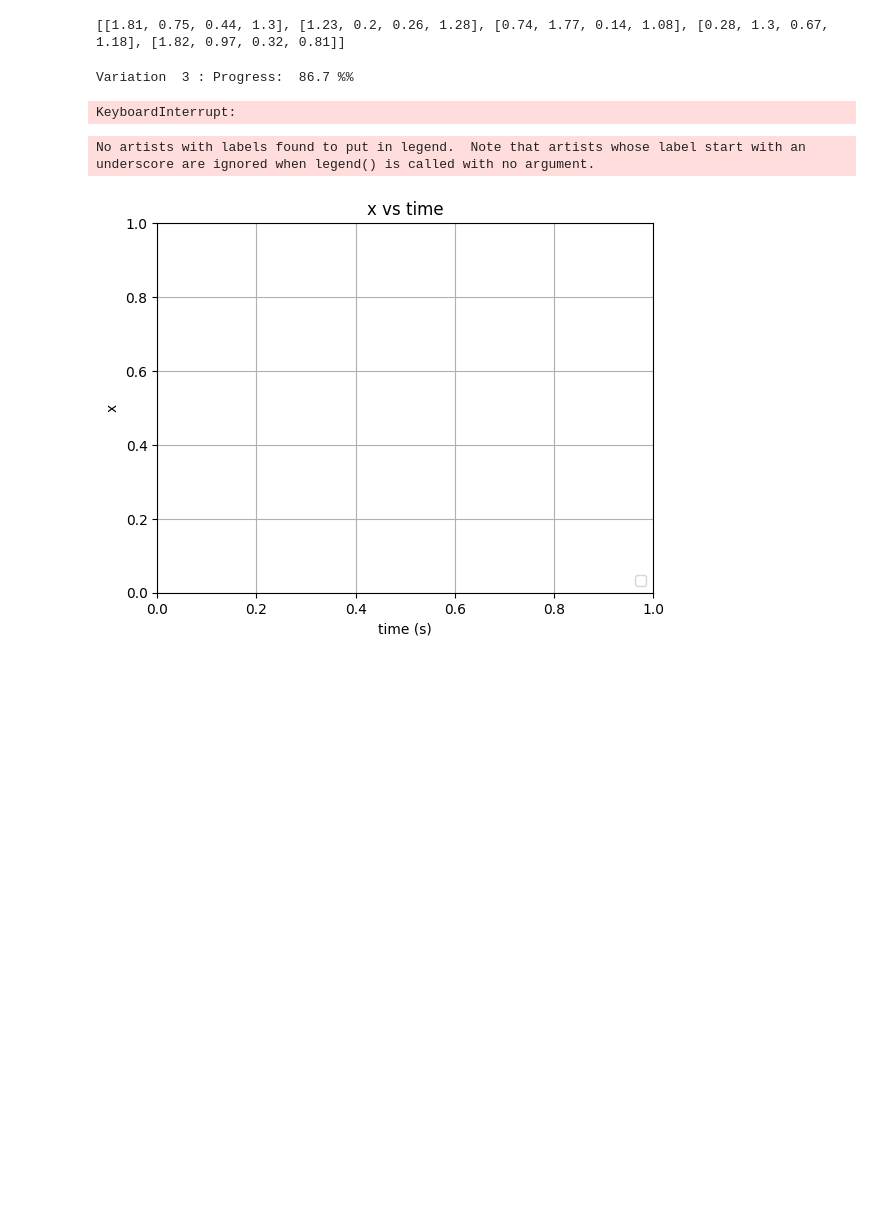
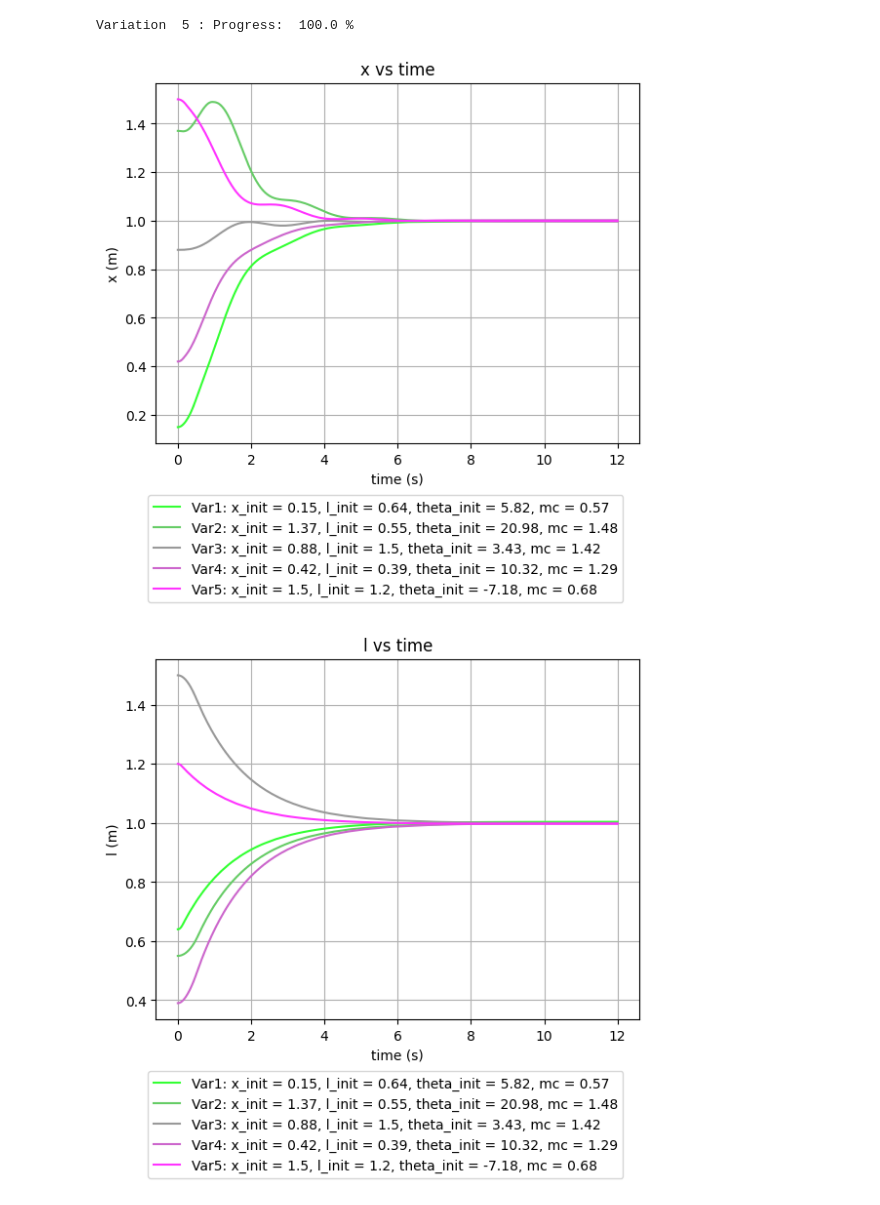
Before and after one commit to Cristian-Napitupulu/TA_13319004, a Jupyter notebook: Simulasi/Gambar/Variasi ICA/variasi_gantry_ICA.ipynb, the cells around one changed output. Cells and saved outputs as stored; diff of their text form; code cells hidden in the pictures; blank space fills up the shorter version.

```diff
--- a/Simulasi/Gambar/Variasi ICA/variasi_gantry_ICA.ipynb
+++ b/Simulasi/Gambar/Variasi ICA/variasi_gantry_ICA.ipynb
@@ -82,7 +82,7 @@ variation_number = 5
 
 x_range = [0.0, 2.0]
 l_range = [0.2, 1.8]
-theta_range = [0.0 * np.pi / 180.0, 45.0 * np.pi / 180.0]
+theta_range = [-45.0, 45.0]
 mc_range = [0.4, 1.6]
 
 for i in range (variation_number):
@@ -93,9 +93,7 @@ for i in range (variation_number):
     temp_[3] = round(np.random.uniform(mc_range[0], mc_range[1]), 2)
     generate_variation.append(temp_)
 
-print(generate_variation)
+# print(generate_variation)
-# %% [output]
-[[1.81, 0.75, 0.44, 1.3], [1.23, 0.2, 0.26, 1.28], [0.74, 1.77, 0.14, 1.08], [0.28, 1.3, 0.67, 1.18], [1.82, 0.97, 0.32, 0.81]]
 # %%
 # Physical Parameter
 mc = 2.0
@@ -116,8 +114,8 @@ theta_max_error = 0.00005
 theta_dot_max_steady_state = 0.0001
 
 # Simulation Parameter
-dt = 0.001
-timeout_duration = 60.0
+dt = 0.005
+timeout_duration = 12.0
 steady_state_checking_duration_window = 1.0
 
 k = 1.0
@@ -144,7 +142,7 @@ Fl = []
 for i in range (variation_number):
     x_initial = generate_variation[i][0]
     l_initial = generate_variation[i][1]
-    theta_initial = generate_variation[i][2]
+    theta_initial = generate_variation[i][2] * np.pi / 180
     mc = generate_variation[i][3]
 
     y_initial = np.matrix([[x_initial], [l_initial], [theta_initial]])
@@ -238,6 +236,9 @@ for i in range (variation_number):
 
         j += 1
 
+    theta_ = [i * 180 / np.pi for i in theta_]
+    theta_dot_ = [i * 180 / np.pi for i in theta_dot_]
+
     x.append(x_)
     l.append(l_)
     theta.append(theta_)
@@ -249,53 +250,60 @@ for i in range (variation_number):
     Fx.append(Fx_)
     Fl.append(Fl_)
 # %% [output]
-Variation  3 : Progress:  86.7 %%
+Variation  5 : Progress:  100.0 %
-KeyboardInterrupt:
 # %%
-def multi_plot(state_version, state_name = "state", variation_=[0.0, 0.0, 0.0, 0.0]):
+def multi_plot(state_version, state_name = "state", unit = "m", variation_=[[]], save_path='Simulasi/Gambar/Variasi ICA/'):
+    plt.figure(state_name)
     for i in range(len(state_version)):
         time = np.arange(0, len(state_version[i])*dt, dt)
         r = 255 * (i + 1) / len(state_version)
         g = 255 * (len(state_version) - i) / len(state_version)
         b = 255 * (i + 1) / len(state_version)
         rgb_color = (r / 255, g / 255, b / 255)
 
         variation_label = (
             "Var"
             + str(i + 1)
             + ": x_init"
             + " = "
-            + str(variation_[0])
+            + str(variation_[i][0])
             + ", l_init"
             + " = "
-            + str(variation_[1])
+            + str(variation_[i][1])
             + ", theta_init"
             + " = "
-            + str(variation_[2])
+            + str(variation_[i][2])
             + ", mc"
             + " = "
-            + str(variation_[3])
+            + str(variation_[i][3])
         )
 
         plt.plot(time, state_version[i], color=rgb_color, label = variation_label)
-    plt.legend(loc="lower right")
+
+    plt.legend(loc="best", bbox_to_anchor=(0.98, -0.125))
     plt.xlabel("time (s)")
-    plt.ylabel(state_name)
+    y_label = state_name + " (" + unit + ")"
+    if (unit == ""):
+        y_label = state_name
+    plt.ylabel(y_label)
     plt.title(state_name + " vs time")
     plt.grid(True)
-    plt.show()
+    save_as = state_name+" vs time.svg"
+    plt.savefig(save_as, format='svg', transparent=True, bbox_inches='tight')
+
+    # plt.show()
 
 
-multi_plot(x, state_name="x", variation_= generate_variation[0])
-# multi_plot(l, state_name="l", variation_= generate_variation[0])
-# multi_plot(theta, state_name="theta", variation_= generate_variation[0])
-# multi_plot(x_dot, state_name="x_dot", variation_= generate_variation[0])
-# multi_plot(l_dot, state_name="l_dot", variation_= generate_variation[0])
-# multi_plot(theta_dot, state_name="theta_dot", variation_= generate_variation[0])
-# multi_plot(Sx, state_name="Sx", variation_= generate_variation[0])
-# multi_plot(Sl, state_name="Sl", variation_= generate_variation[0])
-# multi_plot(Fx, state_name="Fx", variation_= generate_variation[0])
-# multi_plot(Fl, state_name="Fl", variation_= generate_variation[0])
+multi_plot(x, state_name="x", unit="m", variation_= generate_variation)
+multi_plot(l, state_name="l", unit="m", variation_= generate_variation)
+multi_plot(theta, state_name="theta", unit="degree", variation_= generate_variation)
+multi_plot(x_dot, state_name="x_dot", unit="m", variation_= generate_variation)
+multi_plot(l_dot, state_name="l_dot", unit="m", variation_= generate_variation)
+multi_plot(theta_dot, state_name="theta_dot", unit="degree/s", variation_= generate_variation)
+multi_plot(Sx, state_name="Sx", unit="", variation_= generate_variation)
+multi_plot(Sl, state_name="Sl", unit="", variation_= generate_variation)
+multi_plot(Fx, state_name="Fx", unit="N", variation_= generate_variation)
+multi_plot(Fl, state_name="Fl", unit="N", variation_= generate_variation)
 # %% [output]
-No artists with labels found to put in legend.  Note that artists whose label start with an underscore are ignored when legend() is called with no argument.
-[figure, old version]
+[figure, new version]
+[figure, added]
```
Also changed, not shown: parts of 1 cell of this notebook.
